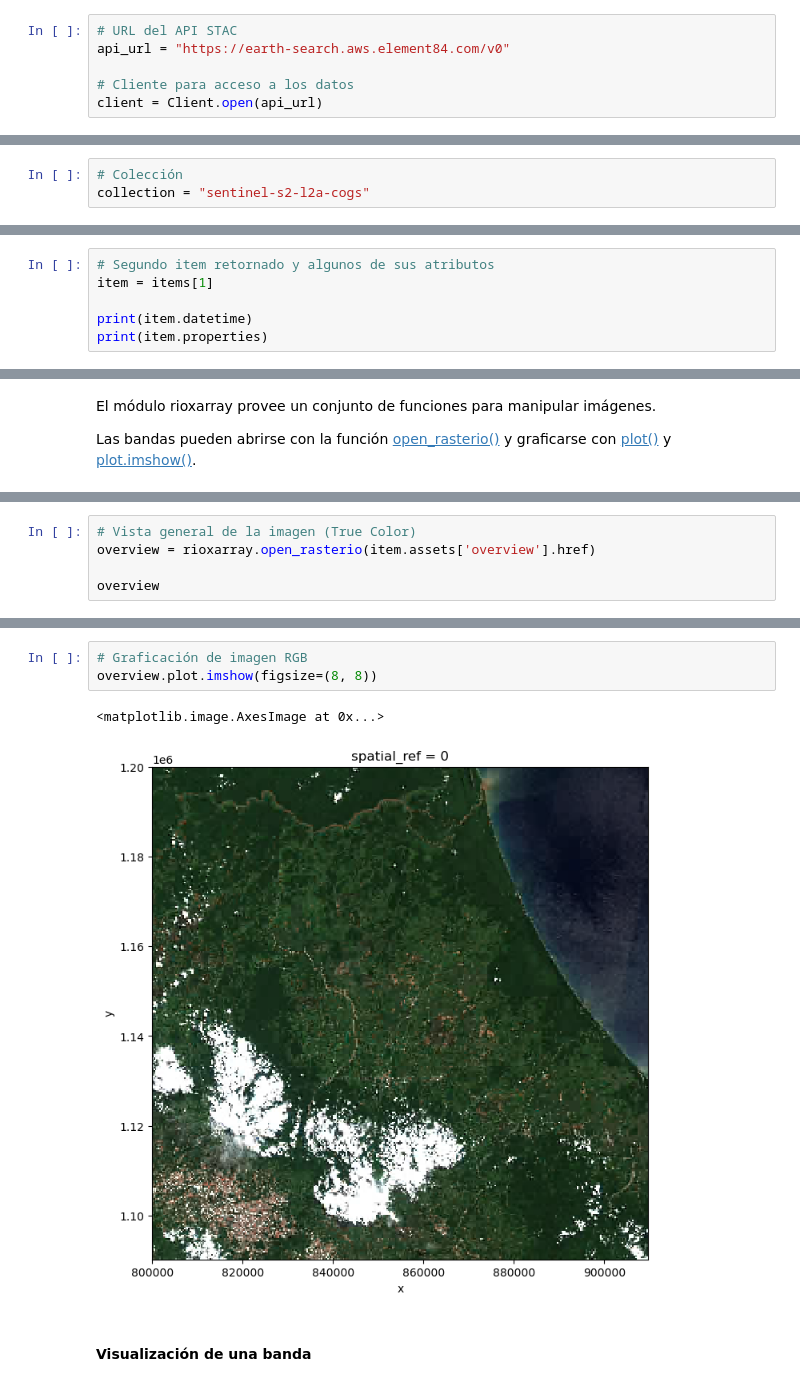
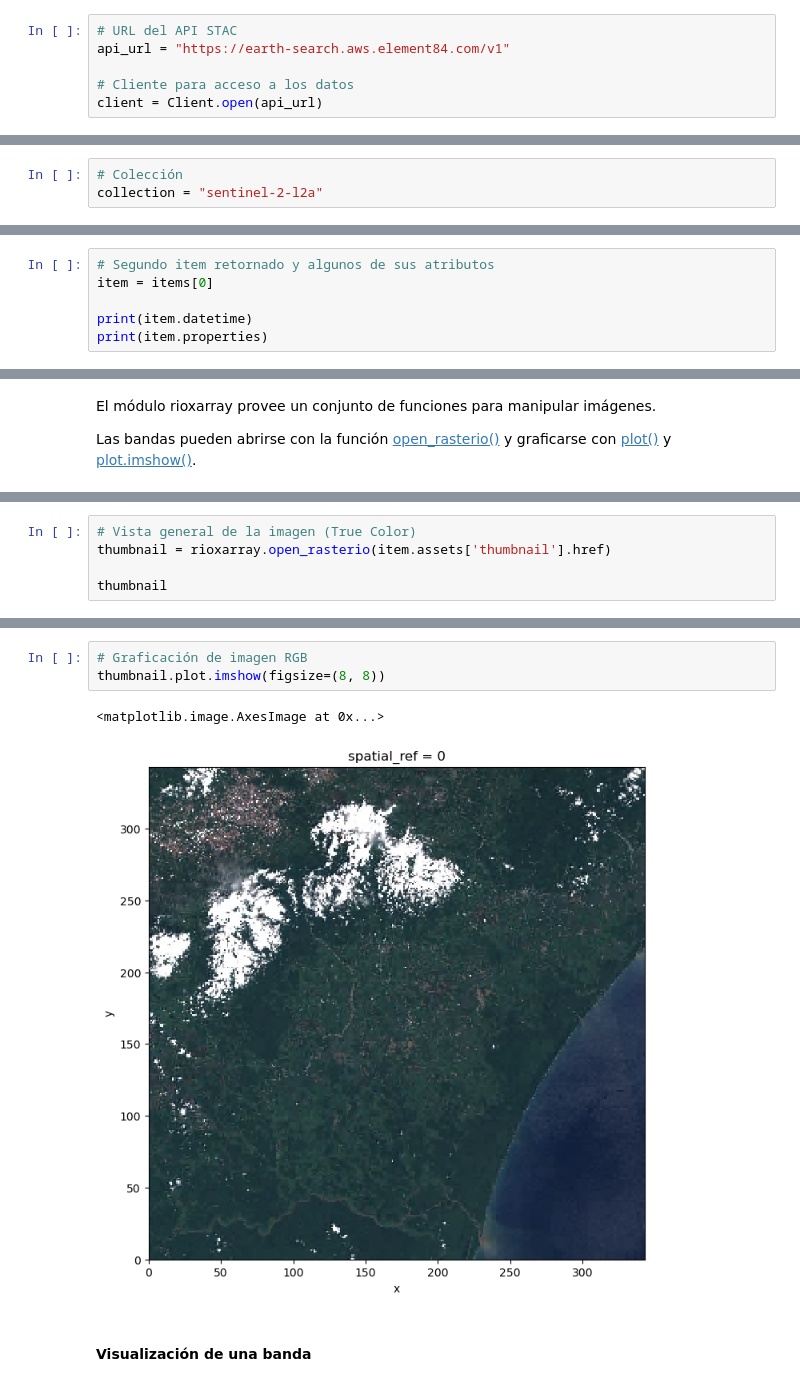
Before and after one commit to pf0907-programacionsig/2023-ii, a Jupyter notebook: _build/jupyter_execute/contenido/4/raster.ipynb, the cells around one changed output, grey strips where cells are left out. Cells and saved outputs as stored; diff of their text form.

Commit message:
Modificar capítulo Manejo de datos raster

```diff
--- a/_build/jupyter_execute/contenido/4/raster.ipynb
+++ b/_build/jupyter_execute/contenido/4/raster.ipynb
@@ -35,7 +33,7 @@ Se accede el API de [Earth Search](https://radiantearth.github.io/stac-browser/#
 La función [Client.open()](https://pystac-client.readthedocs.io/en/stable/api.html#pystac_client.Client.open) retorna un objeto tipo `Client`, el cual se utiliza para acceder el API (ej. realizar búsquedas).
 # %%
 # URL del API STAC
-api_url = "https://earth-search.aws.element84.com/v0"
+api_url = "https://earth-search.aws.element84.com/v1"
 
 # Cliente para acceso a los datos
 client = Client.open(api_url)
@@ -43,7 +41,7 @@ client = Client.open(api_url)
 En este ejemplo, se accederá una colección de imágenes Sentinel en formato [Cloud Optimized GeoTIFF (COG)](https://www.cogeo.org/).
 # %%
 # Colección
-collection = "sentinel-s2-l2a-cogs"
+collection = "sentinel-2-l2a"
 # %% [markdown]
 Se especifica un punto (x, y) para buscar imágenes que lo contengan.
 # %%
@@ -134,6 +132,6 @@ len(items)
 # %%
 # Segundo item retornado y algunos de sus atributos
-item = items[1]
+item = items[0]
 
 print(item.datetime)
 print(item.properties)
@@ -217,8 +207,8 @@ El `overview` es una imagen de tres bandas tipo "True Color".
 # %%
 # Vista general de la imagen (True Color)
-overview = rioxarray.open_rasterio(item.assets['overview'].href)
+thumbnail = rioxarray.open_rasterio(item.assets['thumbnail'].href)
 
-overview
+thumbnail
 # %% [output]
 <xarray.DataArray (band: 3, y: 343, x: 343)>
 [352947 values with dtype=uint8]
@@ -240,10 +227,10 @@ overview.shape
 (3, 343, 343)
 # %%
 # Graficación de imagen RGB
-overview.plot.imshow(figsize=(8, 8))
+thumbnail.plot.imshow(figsize=(8, 8))
 # %% [output]
 <matplotlib.image.AxesImage at 0x...>
-[figure, old version]
+[figure, new version]
 # %% [markdown]
 #### Visualización de una banda
 # %%
```
Also changed, not shown: parts of 23 cells of this notebook, 14 other files.
